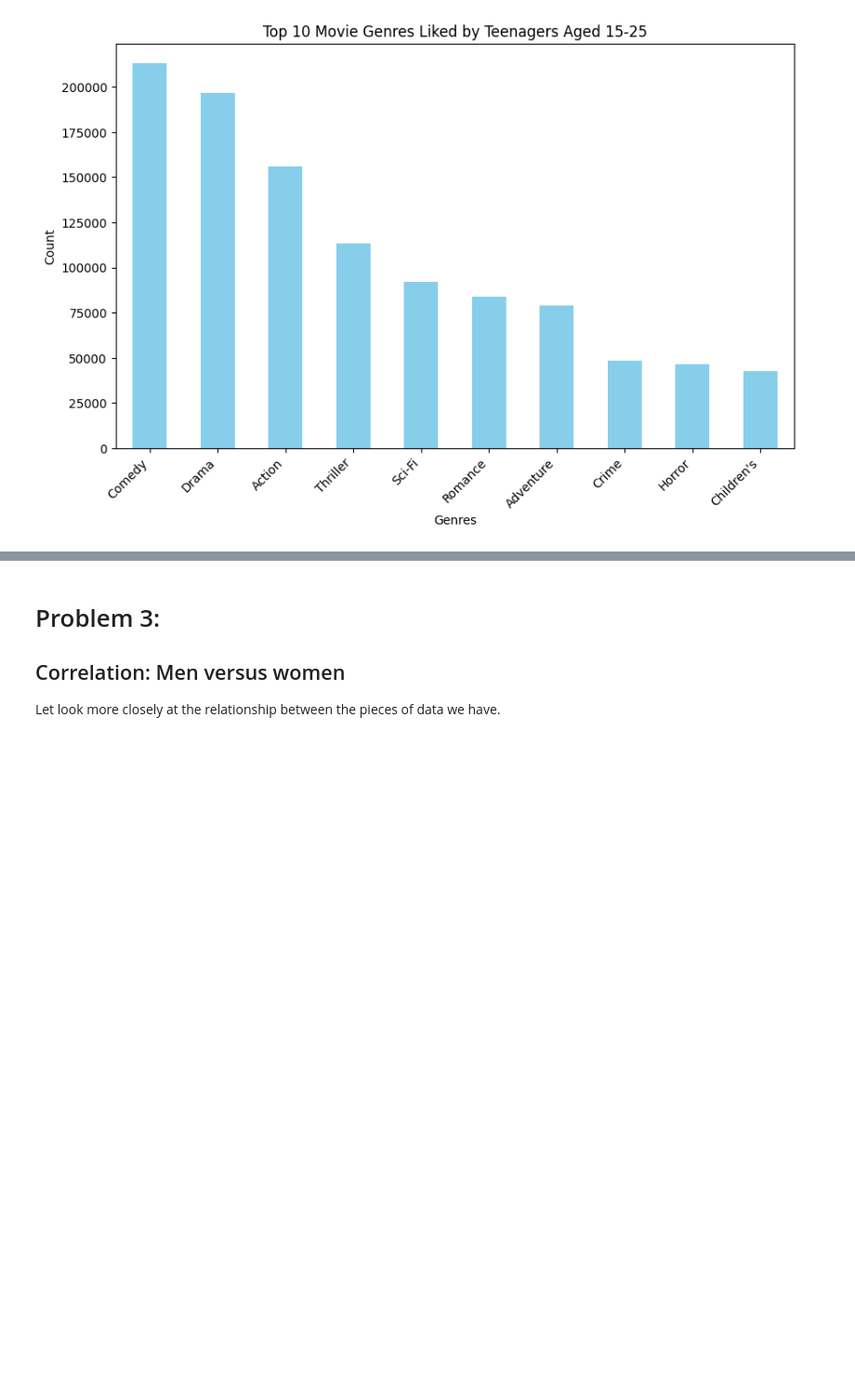
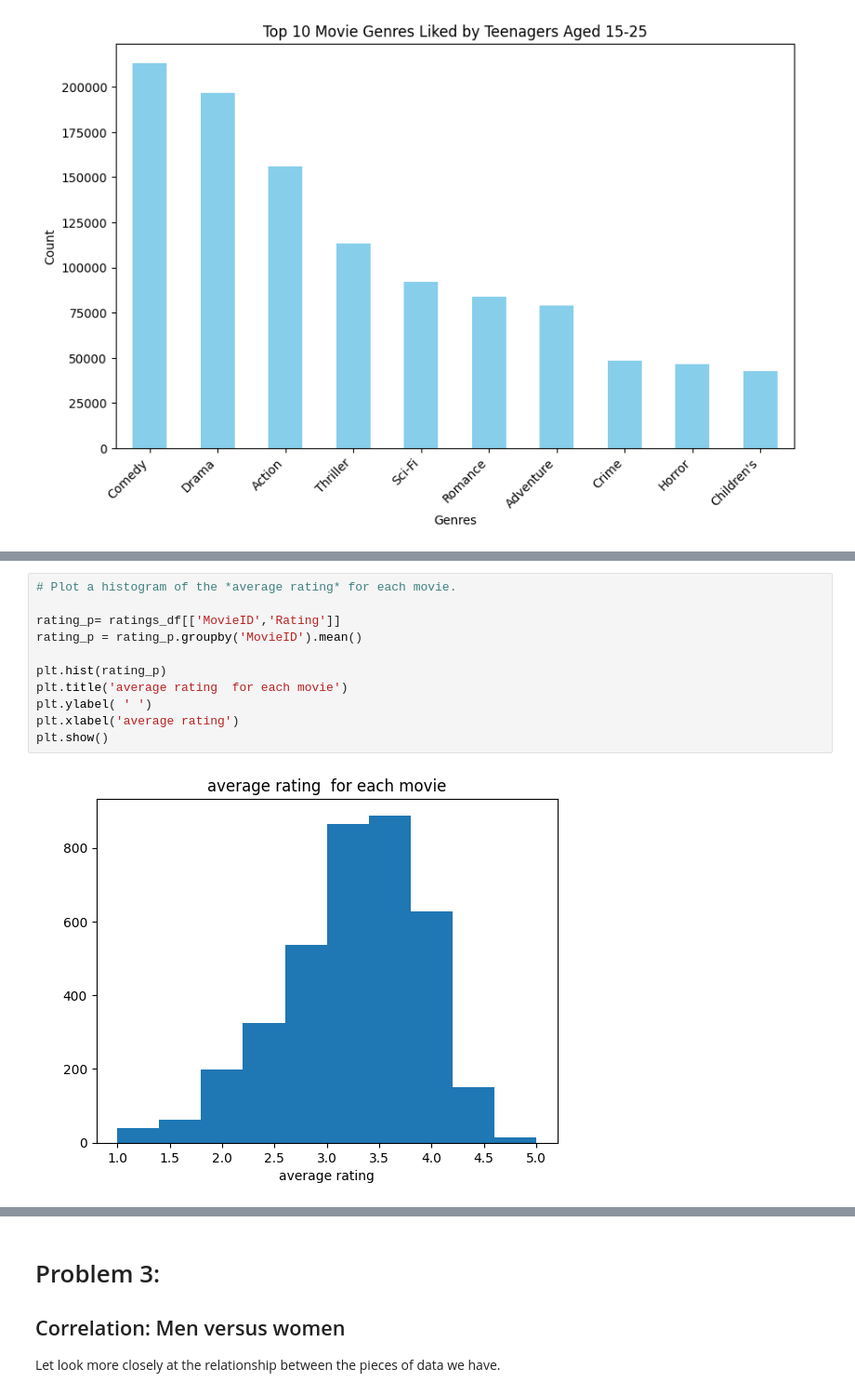
Before and after one commit to Pimchanok6430205105/Data_preparation, a Jupyter notebook: Project2_66_PTJL.ipynb, the cells around one changed output, grey strips where cells are left out. Shown: that part at 93% size. Saved outputs shown, nothing was run; the diff lists cells and outputs as text; blank space fills up the shorter version.

```diff
--- a/Project2_66_PTJL.ipynb
+++ b/Project2_66_PTJL.ipynb
@@ -388,0 +425,13 @@ plt.show()
+# %%
+# Plot a histogram of the *average rating* for each movie.
+
+rating_p= ratings_df[['MovieID','Rating']]
+rating_p = rating_p.groupby('MovieID').mean()
+
+plt.hist(rating_p)
+plt.title('average rating  for each movie')
+plt.ylabel( ' ')
+plt.xlabel('average rating')
+plt.show()
+# %% [output]
+[figure, added]
```
Also changed, not shown: parts of 52 cells of this notebook.
